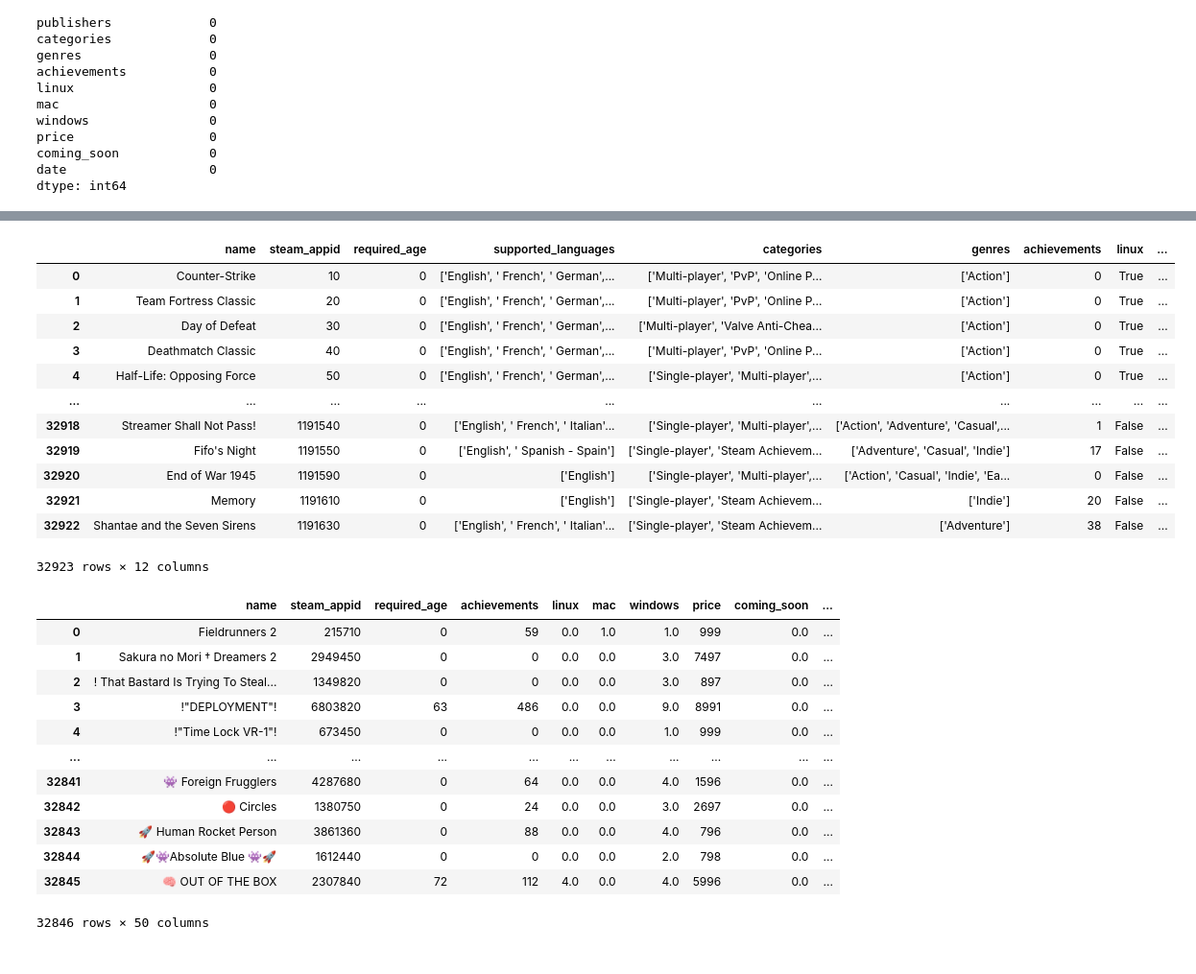
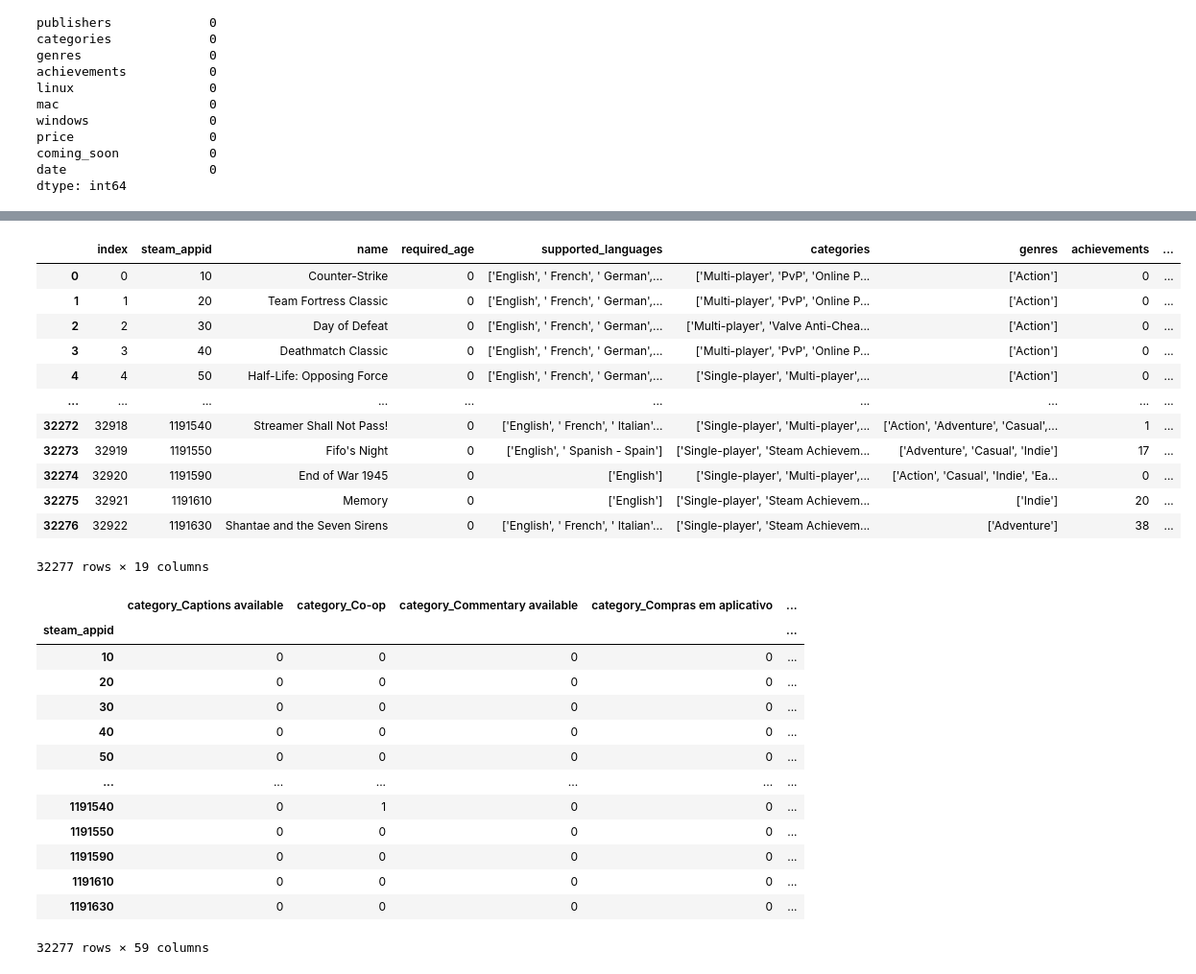
Before and after one commit to awesomepack/Steam-Recommender, a Jupyter notebook: ml1.ipynb, the cells around one changed output, grey strips where cells are left out. Shown at 96% size. Saved outputs shown, nothing was run; the diff lists cells and outputs as text; code cells hidden in the pictures.

Commit message:
Code runs. Accuracy ios low as expected. Data is still too large

```diff
--- a/ml1.ipynb
+++ b/ml1.ipynb
@@ -40,0 +82,2 @@ dtype: int64
+# %%
+steam_df = steam_df.reset_index().drop_duplicates(subset=['steam_appid']).set_index(['steam_appid'])
@@ -57,3 +121,6 @@ price                   int64
 coming_soon              bool
 date                   object
 dtype: object
+# %%
+steamspydf = pd.read_csv("../steamspy_data_clean.csv")
+steamspydf
@@ -59,0 +155,2 @@ dtype: object
+# %%
+steamspydf = steamspydf.rename(columns={'appid':'steam_appid'})
@@ -59,0 +192,2 @@ dtype: object
+# %%
+mergesteam = steam_df.merge(steamspydf, on = ['name','steam_appid'], how = 'inner')
@@ -60,17 +230,17 @@ dtype: object
 # %%
-steam_df = steam_df.drop(['developers','publishers','date'], axis=1)
-steam_df
+mergesteam = mergesteam.drop(['developers','publishers','date','average_2weeks','median_2weeks'], axis=1)
+mergesteam
 # %% [output]
-|  | name | steam_appid | required_age | supported_languages | categories | genres | achievements | linux | ... |
-| 0 | Counter-Strike | 10 | 0 | ['English', ' French', ' German',... | ['Multi-player', 'PvP', 'Online P... | ['Action'] | 0 | True | ... |
-| 1 | Team Fortress Classic | 20 | 0 | ['English', ' French', ' German',... | ['Multi-player', 'PvP', 'Online P... | ['Action'] | 0 | True | ... |
-| 2 | Day of Defeat | 30 | 0 | ['English', ' French', ' German',... | ['Multi-player', 'Valve Anti-Chea... | ['Action'] | 0 | True | ... |
-| 3 | Deathmatch Classic | 40 | 0 | ['English', ' French', ' German',... | ['Multi-player', 'PvP', 'Online P... | ['Action'] | 0 | True | ... |
-| 4 | Half-Life: Opposing Force | 50 | 0 | ['English', ' French', ' German',... | ['Single-player', 'Multi-player',... | ['Action'] | 0 | True | ... |
+|  | index | steam_appid | name | required_age | supported_languages | categories | genres | achievements | ... |
+| 0 | 0 | 10 | Counter-Strike | 0 | ['English', ' French', ' German',... | ['Multi-player', 'PvP', 'Online P... | ['Action'] | 0 | ... |
+| 1 | 1 | 20 | Team Fortress Classic | 0 | ['English', ' French', ' German',... | ['Multi-player', 'PvP', 'Online P... | ['Action'] | 0 | ... |
+| 2 | 2 | 30 | Day of Defeat | 0 | ['English', ' French', ' German',... | ['Multi-player', 'Valve Anti-Chea... | ['Action'] | 0 | ... |
+| 3 | 3 | 40 | Deathmatch Classic | 0 | ['English', ' French', ' German',... | ['Multi-player', 'PvP', 'Online P... | ['Action'] | 0 | ... |
+| 4 | 4 | 50 | Half-Life: Opposing Force | 0 | ['English', ' French', ' German',... | ['Single-player', 'Multi-player',... | ['Action'] | 0 | ... |
 | ... | ... | ... | ... | ... | ... | ... | ... | ... | ... |
-| 32918 | Streamer Shall Not Pass! | 1191540 | 0 | ['English', ' French', ' Italian'... | ['Single-player', 'Multi-player',... | ['Action', 'Adventure', 'Casual',... | 1 | False | ... |
-| 32919 | Fifo's Night | 1191550 | 0 | ['English', ' Spanish - Spain'] | ['Single-player', 'Steam Achievem... | ['Adventure', 'Casual', 'Indie'] | 17 | False | ... |
-| 32920 | End of War 1945 | 1191590 | 0 | ['English'] | ['Single-player', 'Multi-player',... | ['Action', 'Casual', 'Indie', 'Ea... | 0 | False | ... |
-| 32921 | Memory | 1191610 | 0 | ['English'] | ['Single-player', 'Steam Achievem... | ['Indie'] | 20 | False | ... |
-| 32922 | Shantae and the Seven Sirens | 1191630 | 0 | ['English', ' French', ' Italian'... | ['Single-player', 'Steam Achievem... | ['Adventure'] | 38 | False | ... |
+| 32272 | 32918 | 1191540 | Streamer Shall Not Pass! | 0 | ['English', ' French', ' Italian'... | ['Single-player', 'Multi-player',... | ['Action', 'Adventure', 'Casual',... | 1 | ... |
+| 32273 | 32919 | 1191550 | Fifo's Night | 0 | ['English', ' Spanish - Spain'] | ['Single-player', 'Steam Achievem... | ['Adventure', 'Casual', 'Indie'] | 17 | ... |
+| 32274 | 32920 | 1191590 | End of War 1945 | 0 | ['English'] | ['Single-player', 'Multi-player',... | ['Action', 'Casual', 'Indie', 'Ea... | 0 | ... |
+| 32275 | 32921 | 1191610 | Memory | 0 | ['English'] | ['Single-player', 'Steam Achievem... | ['Indie'] | 20 | ... |
+| 32276 | 32922 | 1191630 | Shantae and the Seven Sirens | 0 | ['English', ' French', ' Italian'... | ['Single-player', 'Steam Achievem... | ['Adventure'] | 38 | ... |
-32923 rows × 12 columns
+32277 rows × 19 columns
@@ -84,17 +257,18 @@ def foo(column_name, alias):
 # %%
-cat = foo('categories', "category")
+cat = foo('categories', "category", mergesteam)
 cat
 # %% [output]
-|  | name | steam_appid | required_age | achievements | linux | mac | windows | price | coming_soon | ... |
-| 0 | Fieldrunners 2 | 215710 | 0 | 59 | 0.0 | 1.0 | 1.0 | 999 | 0.0 | ... |
-| 1 | Sakura no Mori † Dreamers 2 | 2949450 | 0 | 0 | 0.0 | 0.0 | 3.0 | 7497 | 0.0 | ... |
-| 2 | ! That Bastard Is Trying To Steal... | 1349820 | 0 | 0 | 0.0 | 0.0 | 3.0 | 897 | 0.0 | ... |
-| 3 | !"DEPLOYMENT"! | 6803820 | 63 | 486 | 0.0 | 0.0 | 9.0 | 8991 | 0.0 | ... |
-| 4 | !"Time Lock VR-1"! | 673450 | 0 | 0 | 0.0 | 0.0 | 1.0 | 999 | 0.0 | ... |
-| ... | ... | ... | ... | ... | ... | ... | ... | ... | ... | ... |
-| 32841 | 👾 Foreign Frugglers | 4287680 | 0 | 64 | 0.0 | 0.0 | 4.0 | 1596 | 0.0 | ... |
-| 32842 | 🔴 Circles | 1380750 | 0 | 24 | 0.0 | 0.0 | 3.0 | 2697 | 0.0 | ... |
-| 32843 | 🚀 Human Rocket Person | 3861360 | 0 | 88 | 0.0 | 0.0 | 4.0 | 796 | 0.0 | ... |
-| 32844 | 🚀👾Absolute Blue 👾🚀 | 1612440 | 0 | 0 | 0.0 | 0.0 | 2.0 | 798 | 0.0 | ... |
-| 32845 | 🧠 OUT OF THE BOX | 2307840 | 72 | 112 | 4.0 | 0.0 | 4.0 | 5996 | 0.0 | ... |
+|  | category_Captions available | category_Co-op | category_Commentary available | category_Compras em aplicativo | ... |
+| steam_appid |  |  |  |  | ... |
+| 10 | 0 | 0 | 0 | 0 | ... |
+| 20 | 0 | 0 | 0 | 0 | ... |
+| 30 | 0 | 0 | 0 | 0 | ... |
+| 40 | 0 | 0 | 0 | 0 | ... |
+| 50 | 0 | 0 | 0 | 0 | ... |
+| ... | ... | ... | ... | ... | ... |
+| 1191540 | 0 | 1 | 0 | 0 | ... |
+| 1191550 | 0 | 0 | 0 | 0 | ... |
+| 1191590 | 0 | 0 | 0 | 0 | ... |
+| 1191610 | 0 | 0 | 0 | 0 | ... |
+| 1191630 | 0 | 0 | 0 | 0 | ... |
-32846 rows × 50 columns
+32277 rows × 59 columns
```
Also changed, not shown: parts of 50 cells of this notebook.
